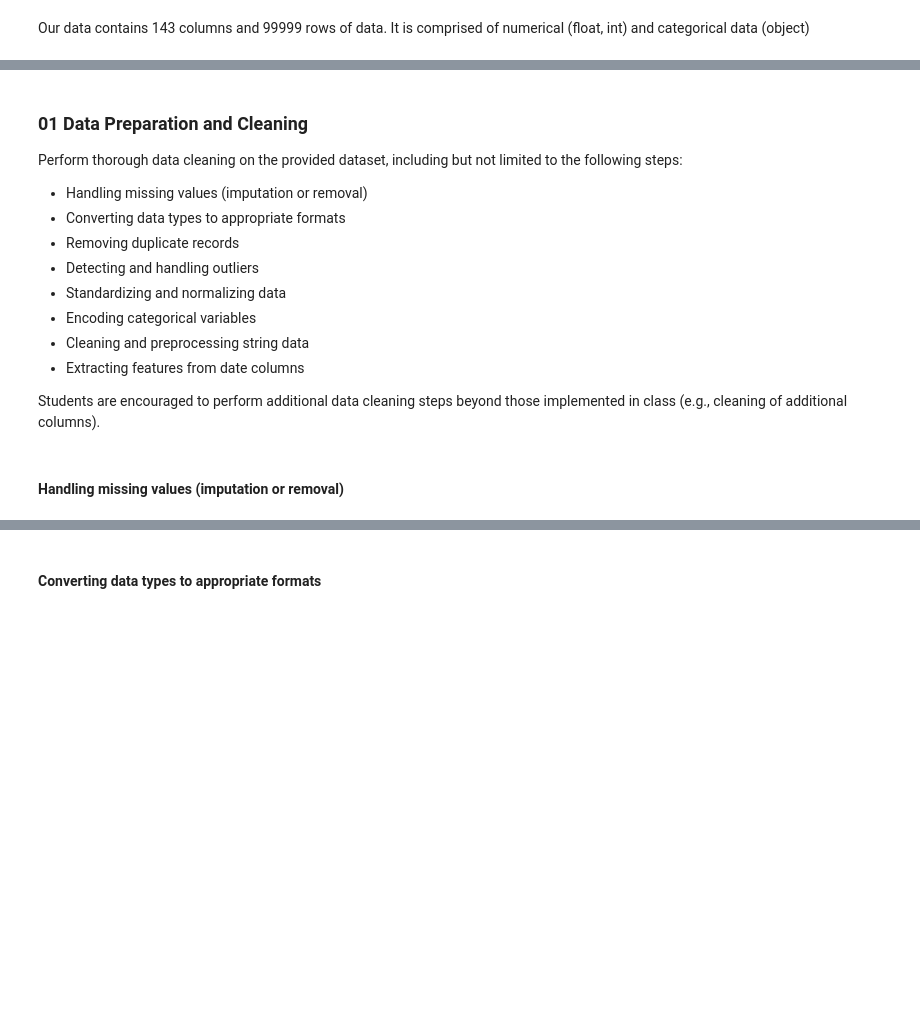
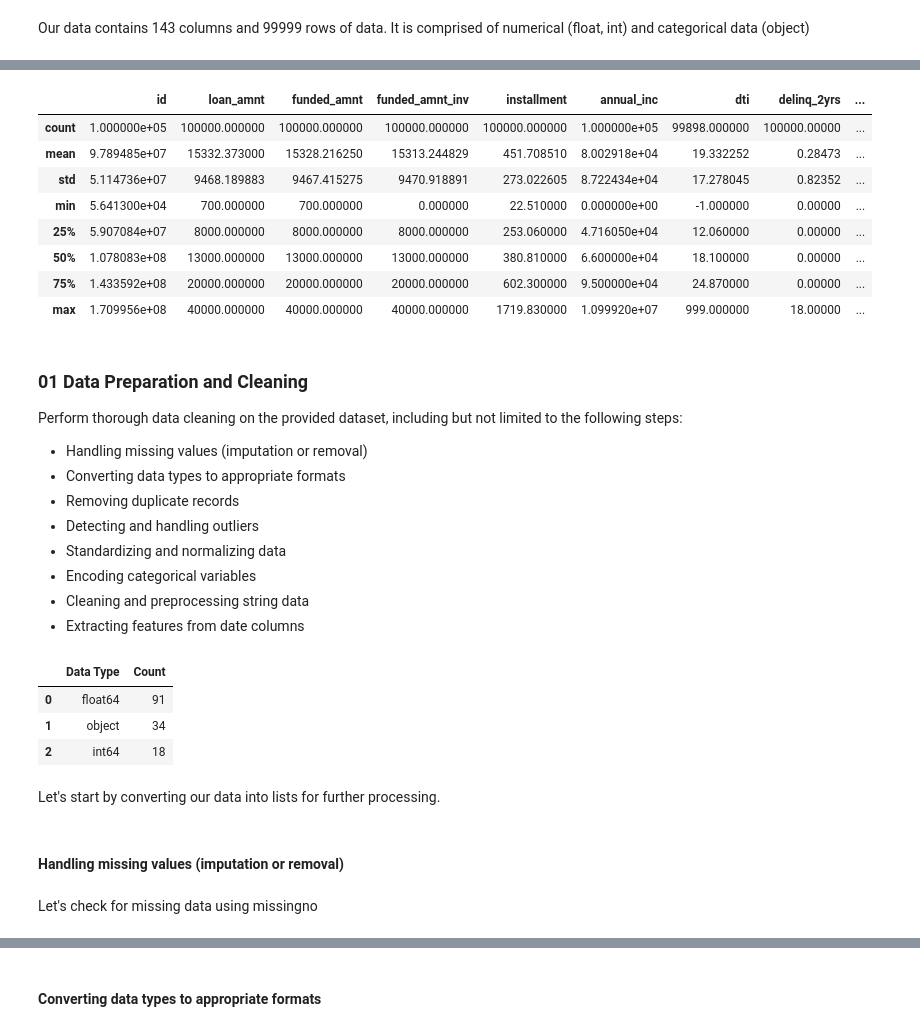
Before and after one commit to Wattysaid/dsif-git-main-project, a Jupyter notebook: elvtr_main_project/notebooks/ELVTR_Data_Science_Main_Project.ipynb, the cells around one changed output, grey strips where cells are left out. Drawn from its saved outputs; the diff is of its cells as text; code cells hidden in the pictures; blank space fills up the shorter version.

Commit message:
updated cleaning rules

```diff
--- a/elvtr_main_project/notebooks/ELVTR_Data_Science_Main_Project.ipynb
+++ b/elvtr_main_project/notebooks/ELVTR_Data_Science_Main_Project.ipynb
@@ -207,3 +252,15 @@ df.head()
+# %%
+df_dropped.describe()
+# %% [output]
+|  | id | loan_amnt | funded_amnt | funded_amnt_inv | installment | annual_inc | dti | delinq_2yrs | ... |
+| count | 1.000000e+05 | 100000.000000 | 100000.000000 | 100000.000000 | 100000.000000 | 1.000000e+05 | 99898.000000 | 100000.00000 | ... |
+| mean | 9.789485e+07 | 15332.373000 | 15328.216250 | 15313.244829 | 451.708510 | 8.002918e+04 | 19.332252 | 0.28473 | ... |
+| std | 5.114736e+07 | 9468.189883 | 9467.415275 | 9470.918891 | 273.022605 | 8.722434e+04 | 17.278045 | 0.82352 | ... |
+| min | 5.641300e+04 | 700.000000 | 700.000000 | 0.000000 | 22.510000 | 0.000000e+00 | -1.000000 | 0.00000 | ... |
+| 25% | 5.907084e+07 | 8000.000000 | 8000.000000 | 8000.000000 | 253.060000 | 4.716050e+04 | 12.060000 | 0.00000 | ... |
+| 50% | 1.078083e+08 | 13000.000000 | 13000.000000 | 13000.000000 | 380.810000 | 6.600000e+04 | 18.100000 | 0.00000 | ... |
+| 75% | 1.433592e+08 | 20000.000000 | 20000.000000 | 20000.000000 | 602.300000 | 9.500000e+04 | 24.870000 | 0.00000 | ... |
+| max | 1.709956e+08 | 40000.000000 | 40000.000000 | 40000.000000 | 1719.830000 | 1.099920e+07 | 999.000000 | 18.00000 | ... |
 # %% [markdown]
 ### 01 Data Preparation and Cleaning
 
@@ -217,5 +274,3 @@ Perform thorough data cleaning on the provided dataset, including but not limite
 * Encoding categorical variables
 * Cleaning and preprocessing string data
 * Extracting features from date columns
-
-Students are encouraged to perform additional data cleaning steps beyond those implemented in class (e.g., cleaning of additional columns).
@@ -223,0 +277,14 @@ df.descriptoin
+# %%
+# Cross table of data types in df
+dtype_crosstab = df.dtypes.value_counts().reset_index()
+dtype_crosstab.columns = ['Data Type', 'Count']
+
+# Display the cross table
+dtype_crosstab
+# %% [output]
+|  | Data Type | Count |
+| 0 | float64 | 91 |
+| 1 | object | 34 |
+| 2 | int64 | 18 |
+# %% [markdown]
+Let's start by converting our data into lists for further processing.
@@ -224,2 +293,4 @@ df.descriptoin
 # %% [markdown]
 #### Handling missing values (imputation or removal)
+# %% [markdown]
+Let's check for missing data using missingno
```
Also changed, not shown: parts of 13 cells of this notebook.
